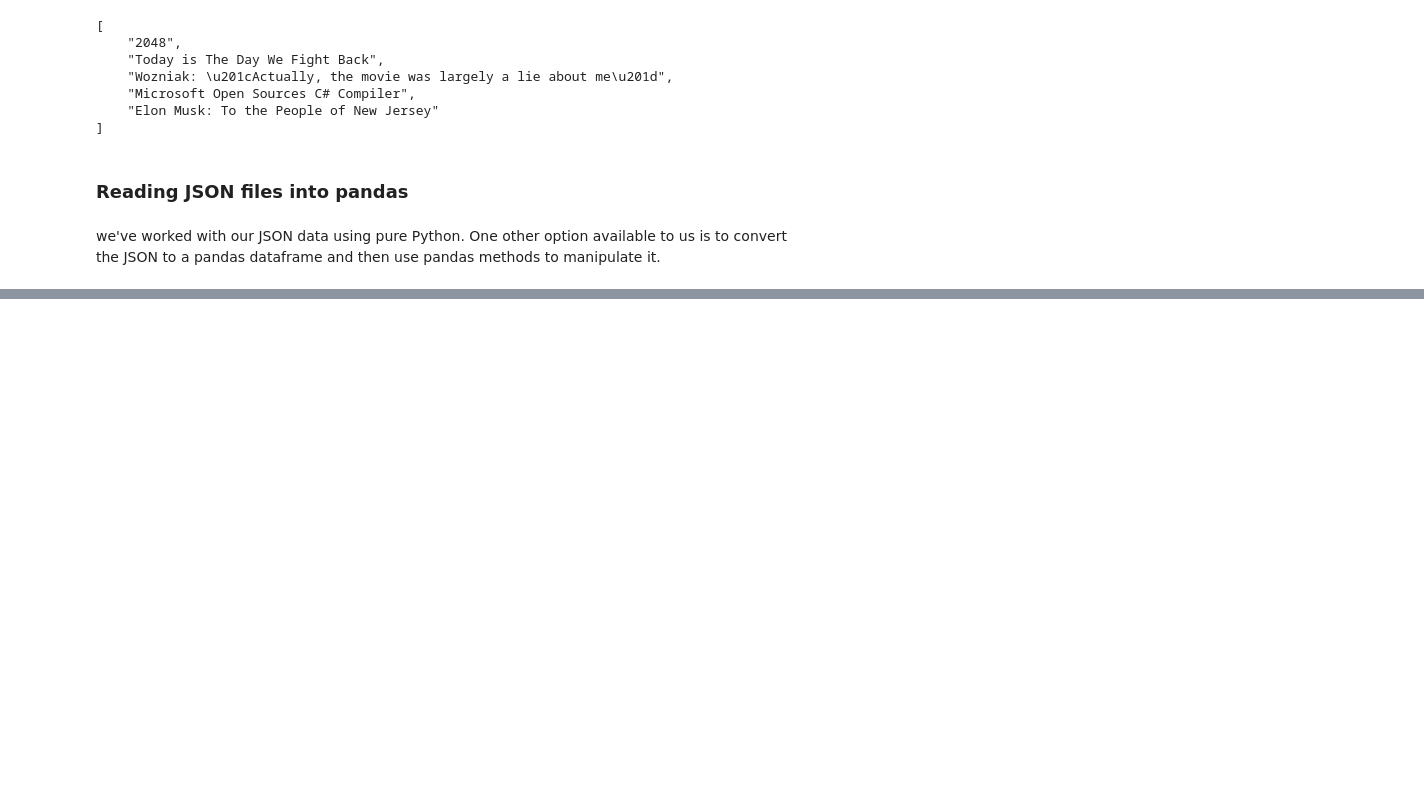
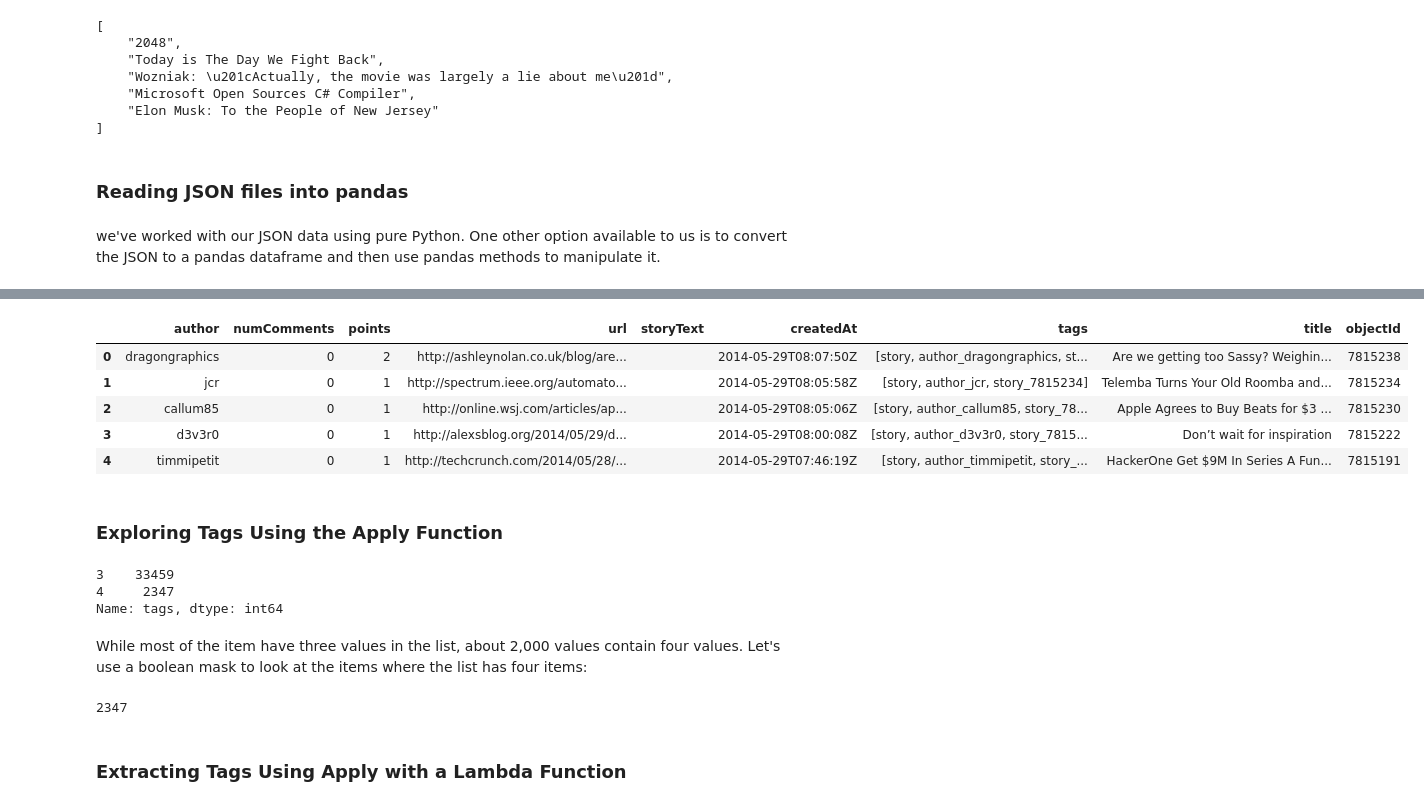
Before and after one commit to hoangvn111/Data-Cleaning-in-Python-Advanced, a Jupyter notebook: Data_Cleaning_in_Python_Advanced.ipynb, the cells around one changed output, grey strips where cells are left out. Saved outputs shown, nothing was run; the diff lists cells and outputs as text; code cells hidden in the pictures; blank space fills up the shorter version.

```diff
--- a/Data_Cleaning_in_Python_Advanced.ipynb
+++ b/Data_Cleaning_in_Python_Advanced.ipynb
@@ -922,0 +927,34 @@ we've worked with our JSON data using pure Python. One other option available to
+# %%
+import pandas as pd
+
+hn_df = pd.DataFrame(hn_clean)
+
+hn_df[:5]
+# %% [output]
+|  | author | numComments | points | url | storyText | createdAt | tags | title | objectId |
+| 0 | dragongraphics | 0 | 2 | http://ashleynolan.co.uk/blog/are... |  | 2014-05-29T08:07:50Z | [story, author_dragongraphics, st... | Are we getting too Sassy? Weighin... | 7815238 |
+| 1 | jcr | 0 | 1 | http://spectrum.ieee.org/automato... |  | 2014-05-29T08:05:58Z | [story, author_jcr, story_7815234] | Telemba Turns Your Old Roomba and... | 7815234 |
+| 2 | callum85 | 0 | 1 | http://online.wsj.com/articles/ap... |  | 2014-05-29T08:05:06Z | [story, author_callum85, story_78... | Apple Agrees to Buy Beats for $3 ... | 7815230 |
+| 3 | d3v3r0 | 0 | 1 | http://alexsblog.org/2014/05/29/d... |  | 2014-05-29T08:00:08Z | [story, author_d3v3r0, story_7815... | Don’t wait for inspiration | 7815222 |
+| 4 | timmipetit | 0 | 1 | http://techcrunch.com/2014/05/28/... |  | 2014-05-29T07:46:19Z | [story, author_timmipetit, story_... | HackerOne Get $9M In Series A Fun... | 7815191 |
+# %% [markdown]
+### Exploring Tags Using the Apply Function
+# %%
+tags = hn_df['tags']
+tags_types = tags.apply(type)
+tags_types = tags.apply(len)
+type_lengths = tags_types.value_counts(dropna=False)
+print(type_lengths)
+# %% [output]
+3    33459
+4     2347
+Name: tags, dtype: int64
+# %% [markdown]
+While most of the item have three values in the list, about 2,000 values contain four values. Let's use a boolean mask to look at the items where the list has four items:
+# %%
+four_tags = tags[tags.apply(len) == 4]
+len(four_tags)
+# %% [output]
+2347
+# %% [markdown]
+### Extracting Tags Using Apply with a Lambda Function
```
Also changed, not shown: parts of 49 cells of this notebook.
